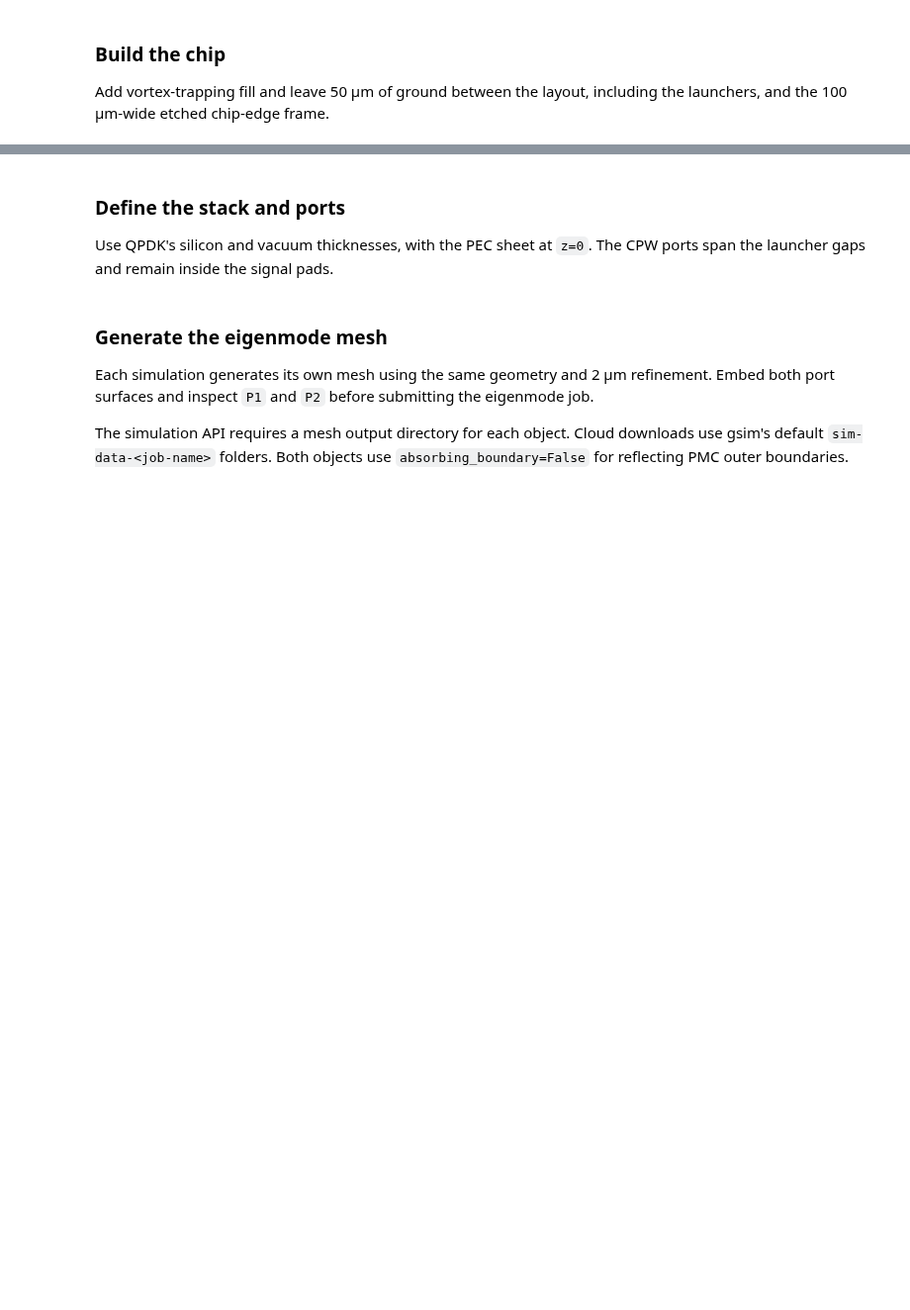
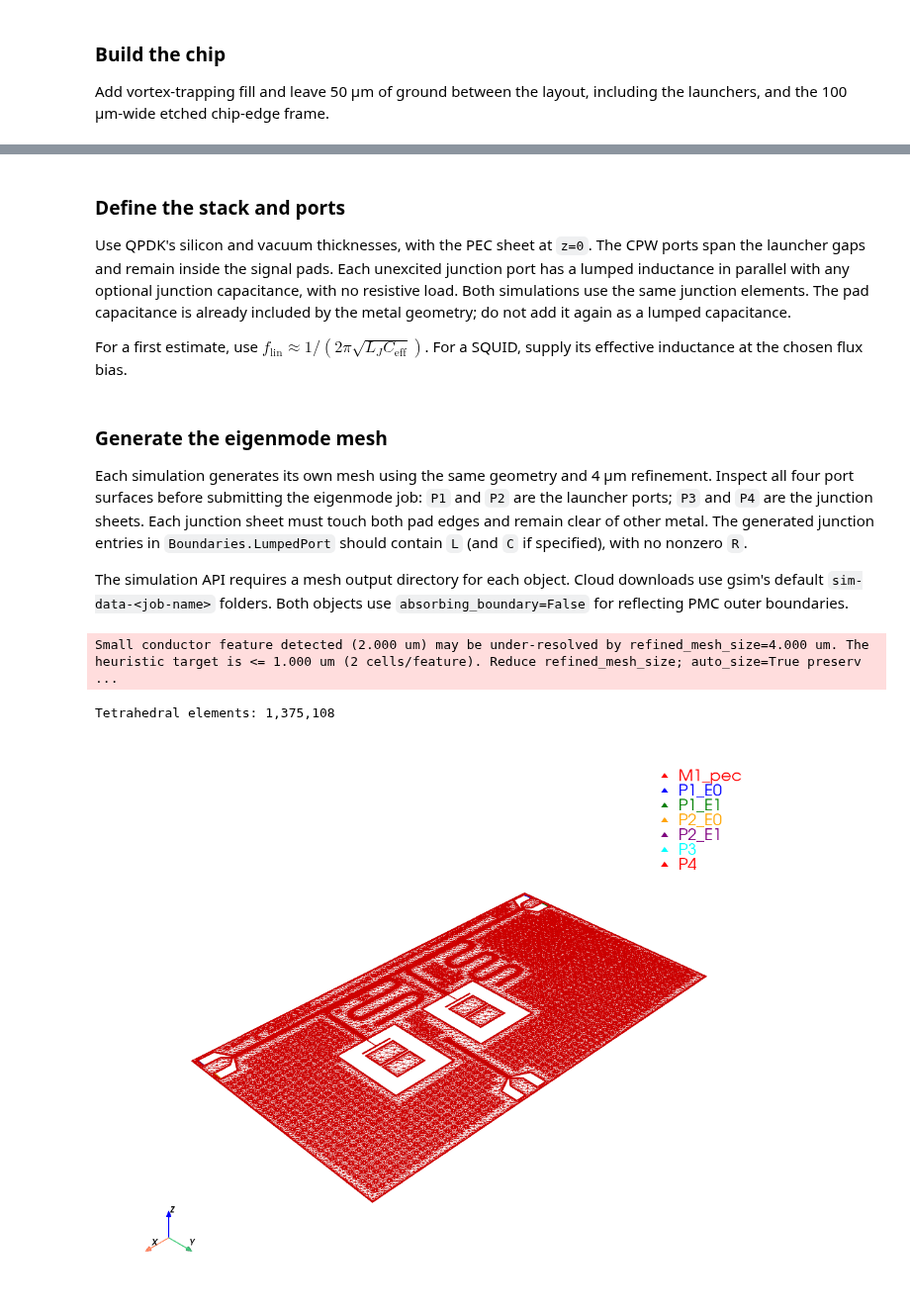
Before and after one commit to Alisama20/gsim, a Jupyter notebook: nbs/palace_qpdk_filled_qubit_test_chip.ipynb, the cells around one changed output, grey strips where cells are left out. Shown at 99% size. Drawn from its saved outputs; the diff is of its cells as text; code cells hidden in the pictures; blank space fills up the shorter version.

```diff
--- a/nbs/palace_qpdk_filled_qubit_test_chip.ipynb
+++ b/nbs/palace_qpdk_filled_qubit_test_chip.ipynb
@@ -53,14 +55,22 @@ before relying on resonance frequencies or Q.
 # %%
-refined_mesh_size_um = 2.0
+refined_mesh_size_um = 4.0
 max_mesh_size_um = 300.0
 curve_tolerance_um = 0.1
 chip_padding_um = 50.0
 chip_edge_width_um = 100.0
 port_length_um = 10.0
 
-eigenmode_target_ghz = 5.0
-num_eigenmodes = 2
-driven_fmin_ghz = 7.0
+# The default double-pad transmons have 15 µm gaps along Y in this layout.
+junction_gap_um = 15.0
+junction_sheet_width_um = 2.0
+# Illustrative effective junction/SQUID inductances; replace with device values.
+junction_inductances_h = {"qubit1_jj": 15e-9, "qubit2_jj": 18e-9}
+# Optional missing junction capacitance only; pad capacitance is in the geometry.
+junction_capacitance_f = 0.0
+
+eigenmode_target_ghz = 2.0
+num_eigenmodes = 4
+driven_fmin_ghz = 2.0
 driven_fmax_ghz = 10.0
 driven_num_points = 10001
 driven_adaptive_tol = 1e-3
@@ -122,6 +149,13 @@ for port_name in ("o1", "o2"):
 
 Use QPDK's silicon and vacuum thicknesses, with the PEC sheet at `z=0`.
 The CPW ports span the launcher gaps and remain inside the signal pads.
+Each unexcited junction port has a lumped inductance in parallel with any
+optional junction capacitance, with no resistive load. Both simulations use
+the same junction elements. The pad capacitance is already included by the
+metal geometry; do not add it again as a lumped capacitance.
+
+For a first estimate, use $f_{\mathrm{lin}} \approx 1/(2\pi\sqrt{L_J C_{\mathrm{eff}}})$.
+For a SQUID, supply its effective inductance at the chosen flux bias.
 # %%
 stack = LayerStack(pdk_name="qpdk")
 for name, zmin, zmax, material, layer_type in (
@@ -171,6 +205,17 @@ for sim in (eigenmode_sim, driven_sim):
     sim.set_geometry(mesh_component.copy())
     sim.set_stack(stack)
     sim.solver.linear.tolerance = 1e-9
+    for port_name, inductance_h in junction_inductances_h.items():
+        sim.add_port(
+            port_name,
+            layer="M1",
+            geometry="inplane",
+            length=junction_gap_um,
+            offset=0.0,
+            inductance=inductance_h,
+            capacitance=junction_capacitance_f,
+            excited=False,
+        )
     for port_name in ("o1", "o2"):
         port = port_layout.ports[port_name]
         sim.add_cpw_port(
@@ -187,19 +232,23 @@ for sim in (eigenmode_sim, driven_sim):
 eigenmode_sim.set_eigenmode(
     num_modes=num_eigenmodes,
     target=eigenmode_target_ghz * 1e9,
+    save=num_eigenmodes,
 )
 # %% [markdown]
 ### Generate the eigenmode mesh
 
-Each simulation generates its own mesh using the same geometry and 2 µm
-refinement. Embed both port surfaces and inspect `P1` and `P2` before
-submitting the eigenmode job.
+Each simulation generates its own mesh using the same geometry and 4 µm
+refinement. Inspect all four port surfaces before submitting the eigenmode
+job: `P1` and `P2` are the launcher ports; `P3` and `P4` are the junction sheets.
+Each junction sheet must touch both pad edges and remain clear of other metal.
+The generated junction entries in `Boundaries.LumpedPort` should contain `L`
+(and `C` if specified), with no nonzero `R`.
 
 The simulation API requires a mesh output directory for each object.
 Cloud downloads use gsim's default `sim-data-<job-name>` folders.
 Both objects use `absorbing_boundary=False` for reflecting PMC outer boundaries.
 # %%
-eigenmode_sim.set_output_dir("palace-qpdk-large-chip/eigenmode")
+eigenmode_sim.set_output_dir("palace-qpdk-chip/eigenmode")
 eigenmode_mesh = eigenmode_sim.mesh(
     refined_mesh_size=refined_mesh_size_um,
     max_mesh_size=max_mesh_size_um,
@@ -207,9 +256,14 @@ eigenmode_mesh = eigenmode_sim.mesh(
     planar_conductors=True,
 )
 print(f"Tetrahedral elements: {eigenmode_mesh.mesh_stats['tetrahedra']:,}")
+# %% [output]
+Small conductor feature detected (2.000 um) may be under-resolved by refined_mesh_size=4.000 um. The heuristic target is <= 1.000 um (2 cells/feature). Reduce refined_mesh_size; auto_size=True preserv ...
+Tetrahedral elements: 1,375,108
 # %%
 eigenmode_sim.plot_mesh(
-    show_groups=["M1", "P1", "P2"],
+    show_groups=["M1", "P1", "P2", "P3", "P4"],
     interactive=False,
 )
+# %% [output]
+[figure, added]
 # %% [markdown]
```
Also changed, not shown: parts of 19 cells of this notebook, 1 other file.
